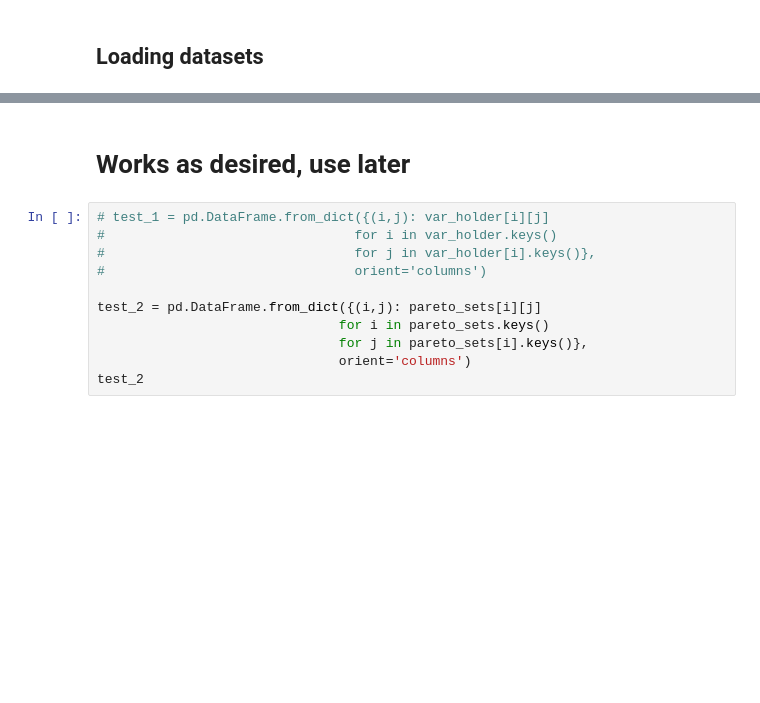
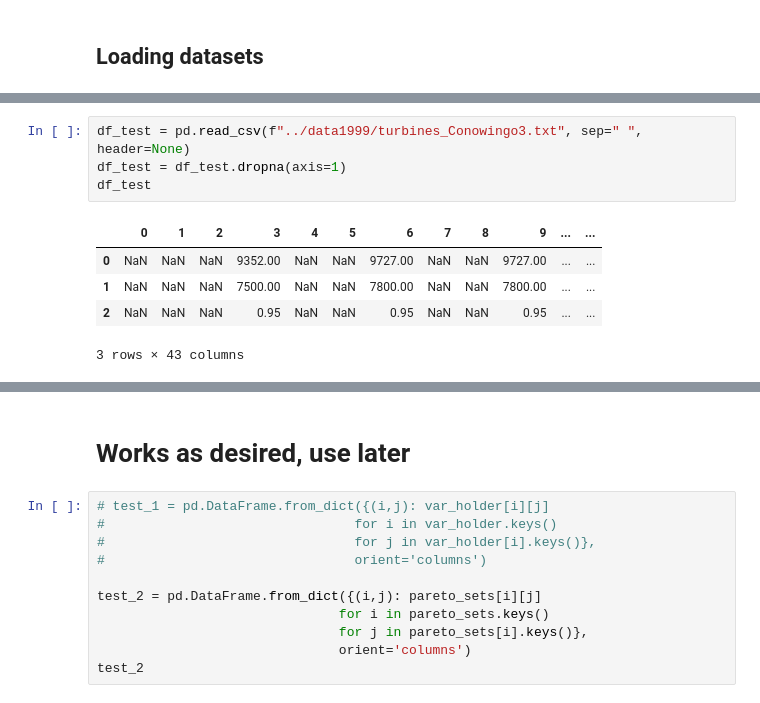
Before and after one commit to farleynitro/MUSEH2O, a Jupyter notebook: susquehanna/notebooks/EDA_farley.ipynb, the cells around one changed output, grey strips where cells are left out. Cells and saved outputs as stored; diff of their text form; blank space fills up the shorter version.

```diff
--- a/susquehanna/notebooks/EDA_farley.ipynb
+++ b/susquehanna/notebooks/EDA_farley.ipynb
@@ -54,0 +70,10 @@ list
+# %%
+df_test = pd.read_csv(f"../data1999/turbines_Conowingo3.txt", sep=" ", header=None)
+df_test = df_test.dropna(axis=1)
+df_test
+# %% [output]
+|  | 0 | 1 | 2 | 3 | 4 | 5 | 6 | 7 | 8 | 9 | ... | ... |
+| 0 | NaN | NaN | NaN | 9352.00 | NaN | NaN | 9727.00 | NaN | NaN | 9727.00 | ... | ... |
+| 1 | NaN | NaN | NaN | 7500.00 | NaN | NaN | 7800.00 | NaN | NaN | 7800.00 | ... | ... |
+| 2 | NaN | NaN | NaN | 0.95 | NaN | NaN | 0.95 | NaN | NaN | 0.95 | ... | ... |
+3 rows × 43 columns
```
Also changed, not shown: parts of 10 cells of this notebook, 48 other files.
